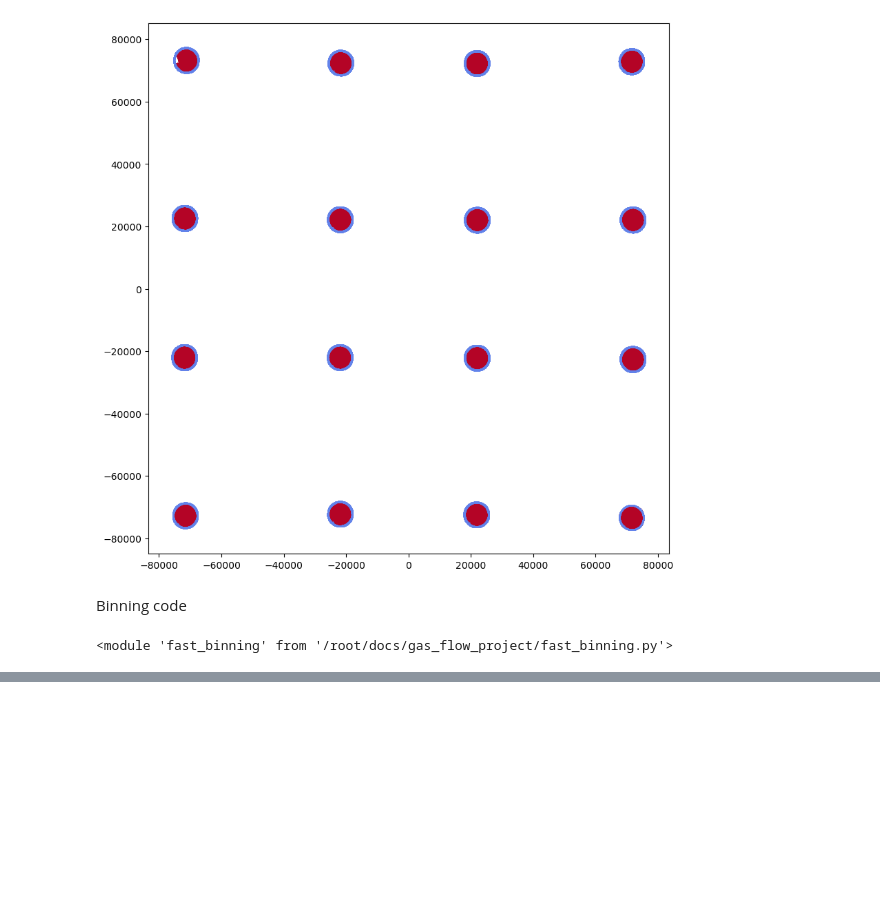
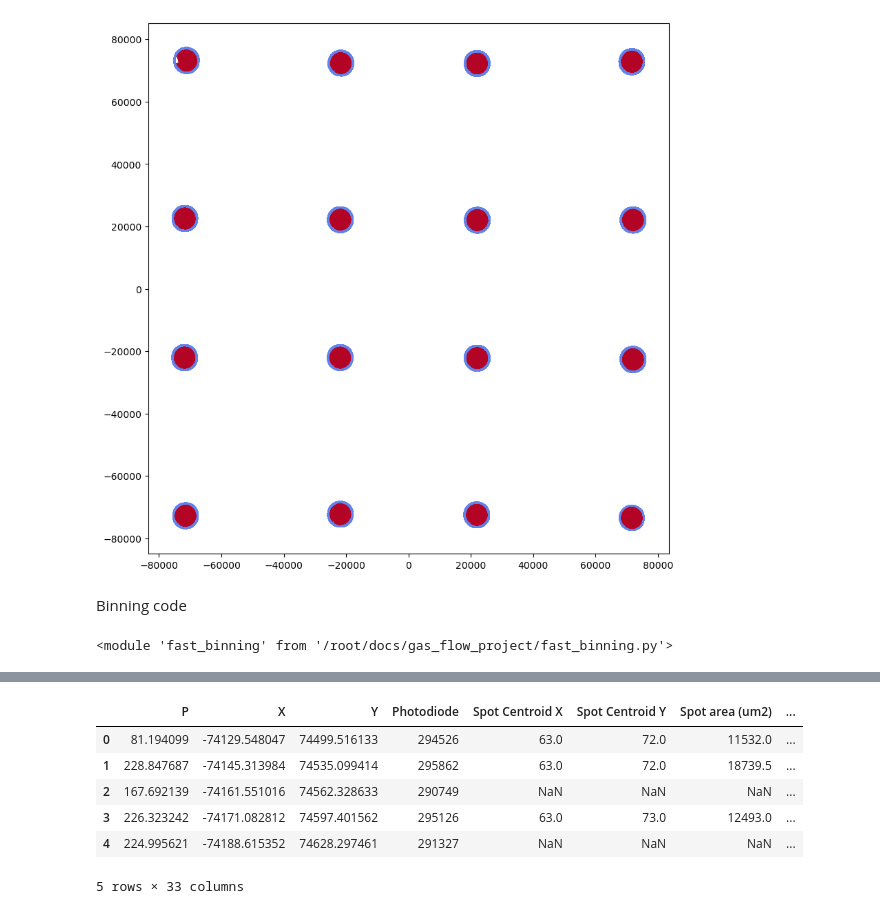
Before and after one commit to PatLT/grouch-binning, a Jupyter notebook: paths.ipynb, the cells around one changed output, grey strips where cells are left out. Saved outputs shown, nothing was run; the diff lists cells and outputs as text; code cells hidden in the pictures; blank space fills up the shorter version.

```diff
--- a/paths.ipynb
+++ b/paths.ipynb
@@ -199,0 +221,10 @@ XY_bins.bin(test)
+# %%
+test_subset.head()
+# %% [output]
+|  | P | X | Y | Photodiode | Spot Centroid X | Spot Centroid Y | Spot area (um2) | ... |
+| 0 | 81.194099 | -74129.548047 | 74499.516133 | 294526 | 63.0 | 72.0 | 11532.0 | ... |
+| 1 | 228.847687 | -74145.313984 | 74535.099414 | 295862 | 63.0 | 72.0 | 18739.5 | ... |
+| 2 | 167.692139 | -74161.551016 | 74562.328633 | 290749 | NaN | NaN | NaN | ... |
+| 3 | 226.323242 | -74171.082812 | 74597.401562 | 295126 | 63.0 | 73.0 | 12493.0 | ... |
+| 4 | 224.995621 | -74188.615352 | 74628.297461 | 291327 | NaN | NaN | NaN | ... |
+5 rows × 33 columns
```
Also changed, not shown: parts of 8 cells of this notebook, 1 other file.
